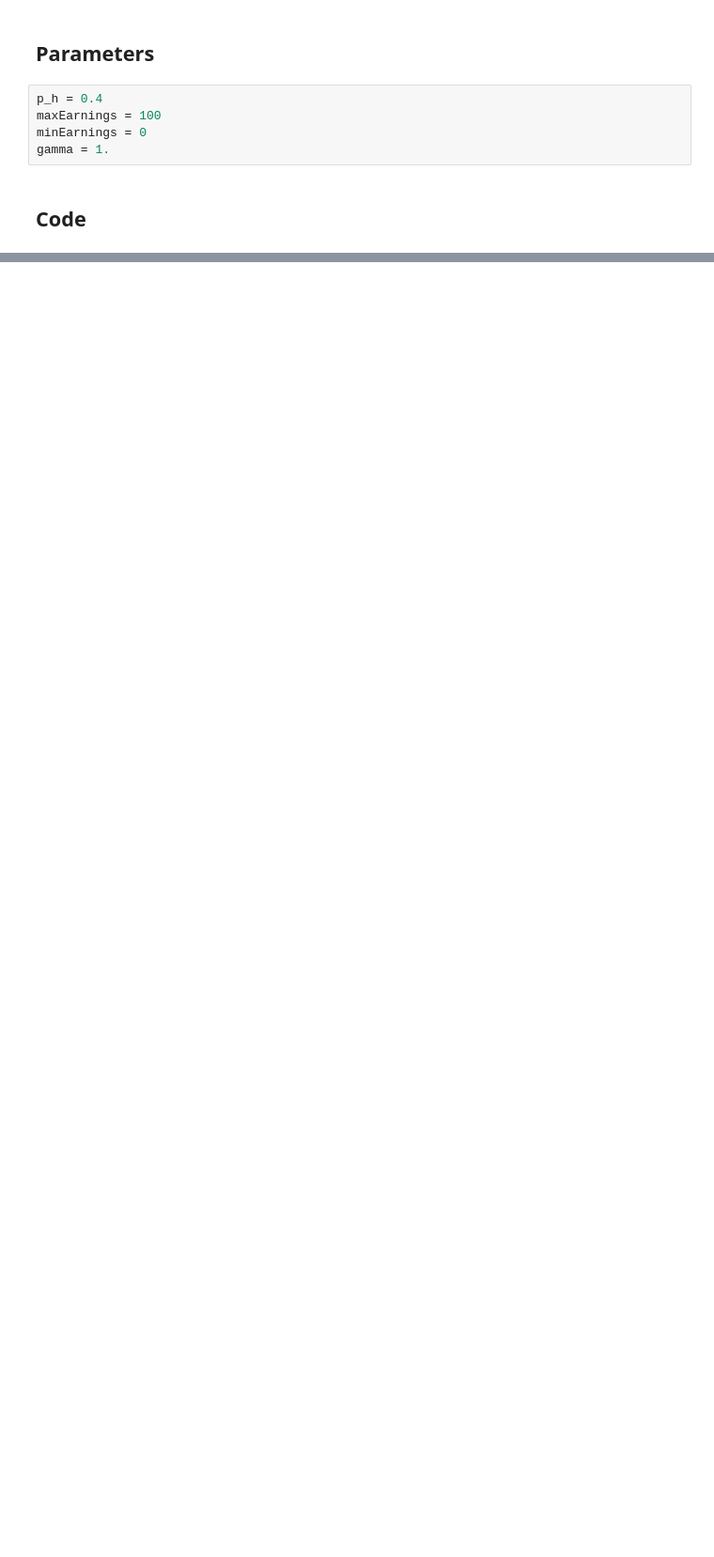
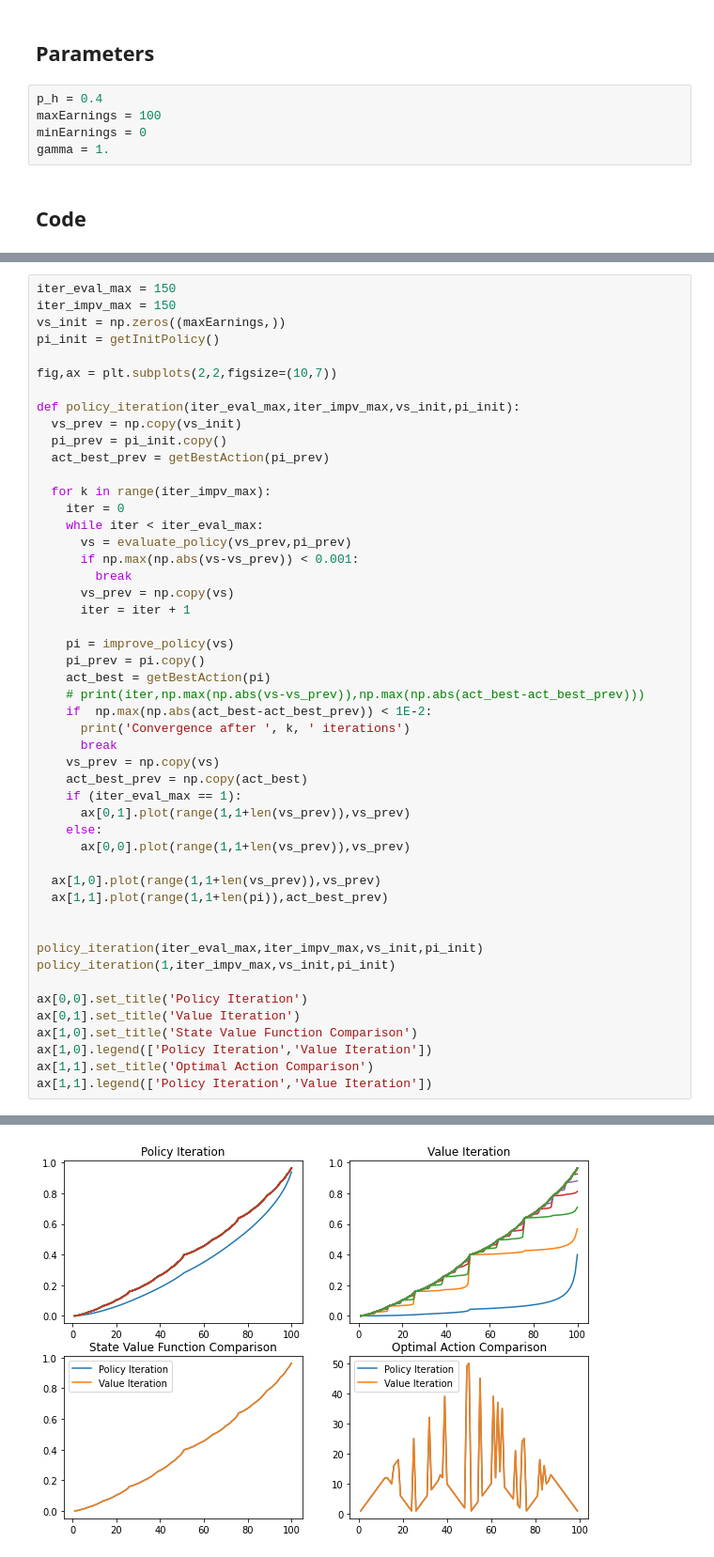
Before and after one commit to chandrusuresh/ReinforcementLearning, a Jupyter notebook: Ch4-DP/Gamblers_Problem.ipynb, the cells around one changed output, grey strips where cells are left out. Shown at 94% size. Saved outputs shown, nothing was run; the diff lists cells and outputs as text; blank space fills up the shorter version.

```diff
--- a/Ch4-DP/Gamblers_Problem.ipynb
+++ b/Ch4-DP/Gamblers_Problem.ipynb
@@ -157,0 +101,50 @@ Best Action: 98 0
+# %%
+iter_eval_max = 150
+iter_impv_max = 150
+vs_init = np.zeros((maxEarnings,))
+pi_init = getInitPolicy()
+
+fig,ax = plt.subplots(2,2,figsize=(10,7))
+
+def policy_iteration(iter_eval_max,iter_impv_max,vs_init,pi_init):
+  vs_prev = np.copy(vs_init)
+  pi_prev = pi_init.copy()
+  act_best_prev = getBestAction(pi_prev)
+
+  for k in range(iter_impv_max):
+    iter = 0
+    while iter < iter_eval_max:
+      vs = evaluate_policy(vs_prev,pi_prev)
+      if np.max(np.abs(vs-vs_prev)) < 0.001:
+        break
+      vs_prev = np.copy(vs)
+      iter = iter + 1
+
+    pi = improve_policy(vs)
+    pi_prev = pi.copy()
+    act_best = getBestAction(pi)
+    # print(iter,np.max(np.abs(vs-vs_prev)),np.max(np.abs(act_best-act_best_prev)))
+    if  np.max(np.abs(act_best-act_best_prev)) < 1E-2:
+      print('Convergence after ', k, ' iterations')
+      break
+    vs_prev = np.copy(vs)
+    act_best_prev = np.copy(act_best)
+    if (iter_eval_max == 1):
+      ax[0,1].plot(range(1,1+len(vs_prev)),vs_prev)
+    else:
+      ax[0,0].plot(range(1,1+len(vs_prev)),vs_prev)
+
+  ax[1,0].plot(range(1,1+len(vs_prev)),vs_prev)
+  ax[1,1].plot(range(1,1+len(pi)),act_best_prev)
+
+
+policy_iteration(iter_eval_max,iter_impv_max,vs_init,pi_init)
+policy_iteration(1,iter_impv_max,vs_init,pi_init)
+
+ax[0,0].set_title('Policy Iteration')
+ax[0,1].set_title('Value Iteration')
+ax[1,0].set_title('State Value Function Comparison')
+ax[1,0].legend(['Policy Iteration','Value Iteration'])
+ax[1,1].set_title('Optimal Action Comparison')
+ax[1,1].legend(['Policy Iteration','Value Iteration'])
+# %% [output]
@@ -157,0 +154 @@ Best Action: 98 0
+[figure, added]
```
Also changed, not shown: parts of 5 cells of this notebook.
